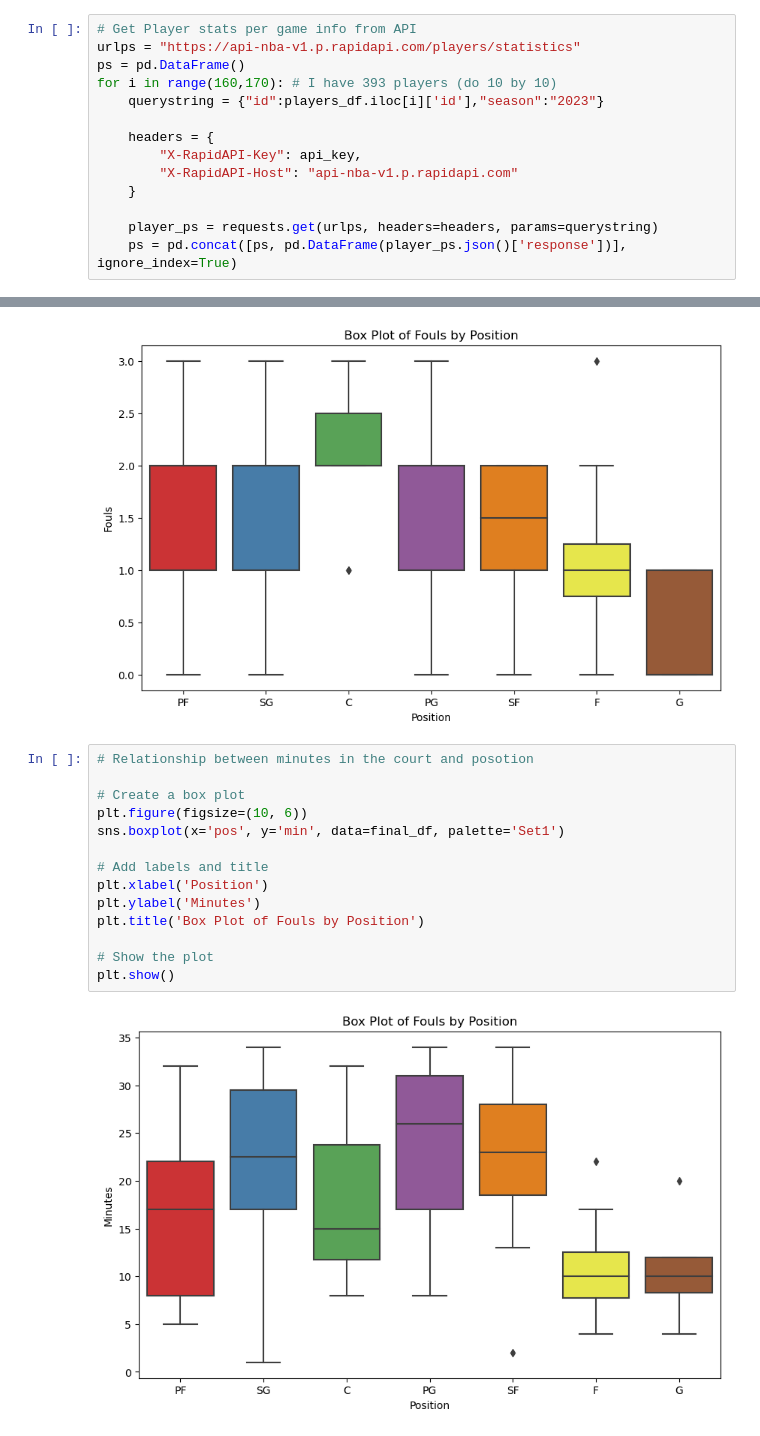
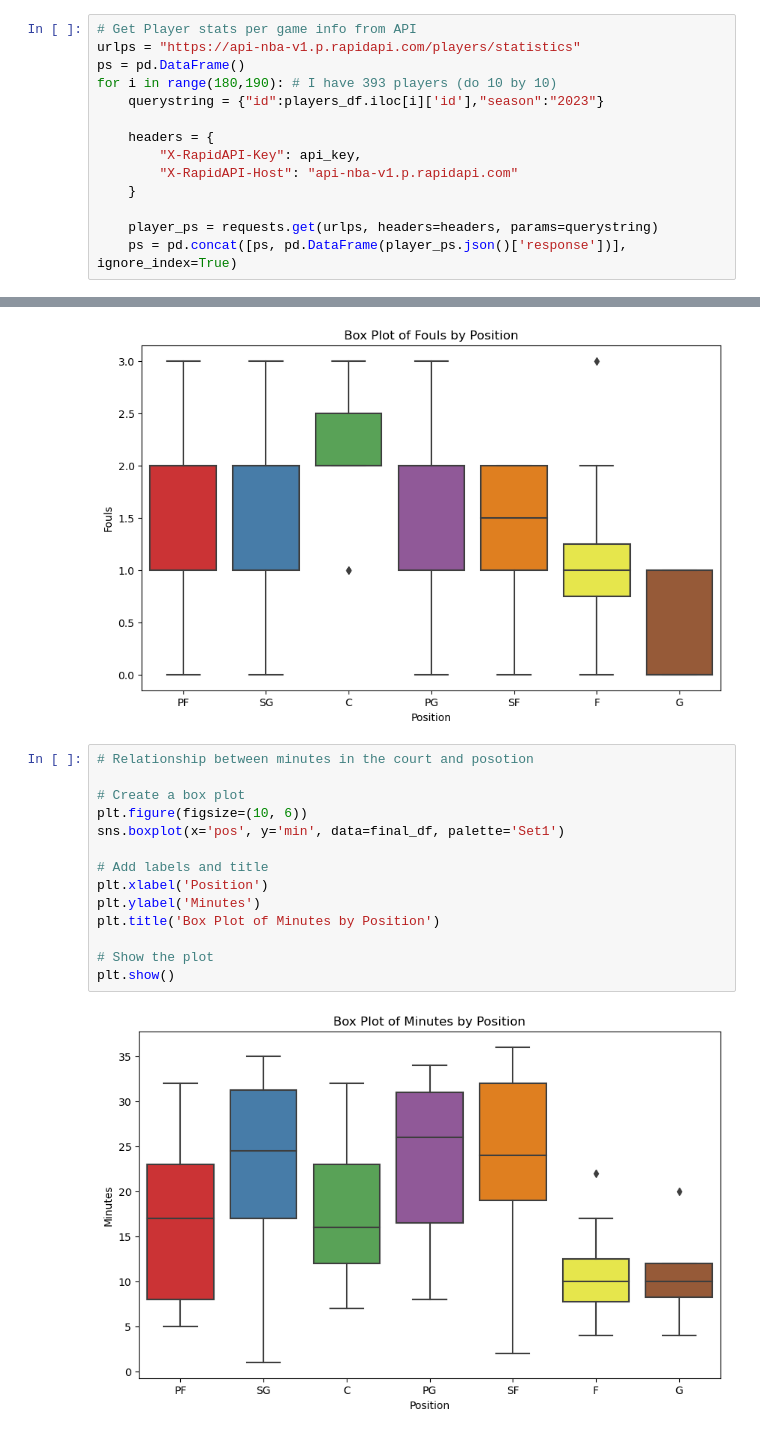
Before and after one commit to isaacaguilar97/you-in-nba, a Jupyter notebook: NBA_project.ipynb, the cells around one changed output, grey strips where cells are left out. Cells and saved outputs as stored; diff of their text form.

```diff
--- a/NBA_project.ipynb
+++ b/NBA_project.ipynb
@@ -103,7 +102,7 @@ team 31
 # Get Player stats per game info from API
 urlps = "https://api-nba-v1.p.rapidapi.com/players/statistics"
 ps = pd.DataFrame()
-for i in range(160,170): # I have 393 players (do 10 by 10)
+for i in range(180,190): # I have 393 players (do 10 by 10)
 	querystring = {"id":players_df.iloc[i]['id'],"season":"2023"}
 
 	headers = {
@@ -611,16 +611,16 @@ plt.show()
 # %%
 # Relationship between minutes in the court and posotion
 
 # Create a box plot
 plt.figure(figsize=(10, 6))
 sns.boxplot(x='pos', y='min', data=final_df, palette='Set1')
 
 # Add labels and title
 plt.xlabel('Position')
 plt.ylabel('Minutes')
-plt.title('Box Plot of Fouls by Position')
+plt.title('Box Plot of Minutes by Position')
 
 # Show the plot
 plt.show()
 # %% [output]
-[figure, old version]
+[figure, new version]
```
Also changed, not shown: parts of 4 cells of this notebook, 4 other files.
